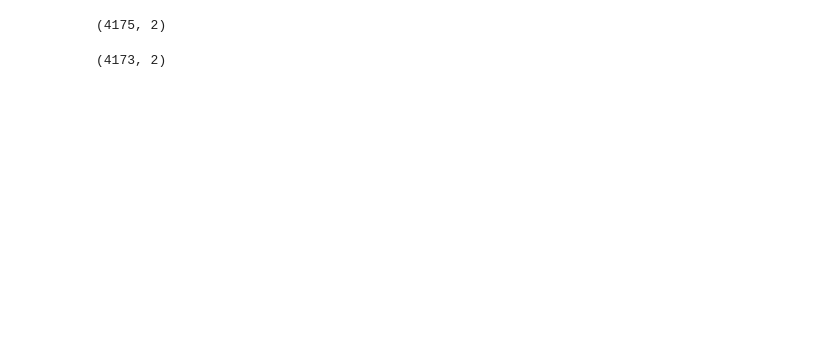
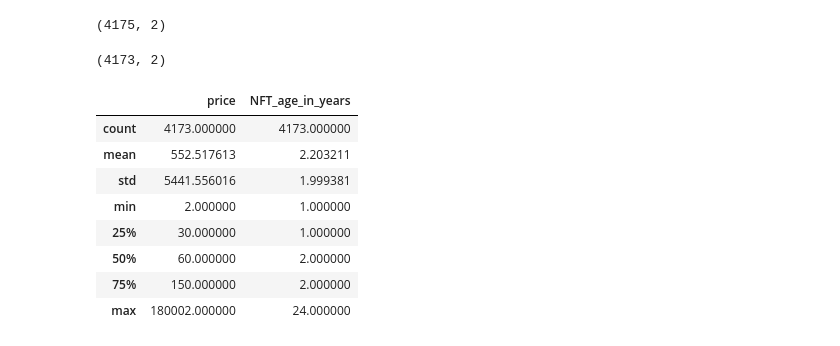
Before and after one commit to aortiz224/bootcamp_finalproject, a Jupyter notebook: final_project_EDA.ipynb, the cells around one changed output. Drawn from its saved outputs; the diff is of its cells as text; code cells hidden in the pictures; blank space fills up the shorter version.

```diff
--- a/final_project_EDA.ipynb
+++ b/final_project_EDA.ipynb
@@ -86,2 +86,14 @@ likes_eda_df.shape
 # %% [output]
 (4173, 2)
+# %%
+age_eda_df
+# %% [output]
+|  | price | NFT_age_in_years |
+| count | 4173.000000 | 4173.000000 |
+| mean | 552.517613 | 2.203211 |
+| std | 5441.556016 | 1.999381 |
+| min | 2.000000 | 1.000000 |
+| 25% | 30.000000 | 1.000000 |
+| 50% | 60.000000 | 2.000000 |
+| 75% | 150.000000 | 2.000000 |
+| max | 180002.000000 | 24.000000 |
```
Also changed, not shown: parts of 7 cells of this notebook.
